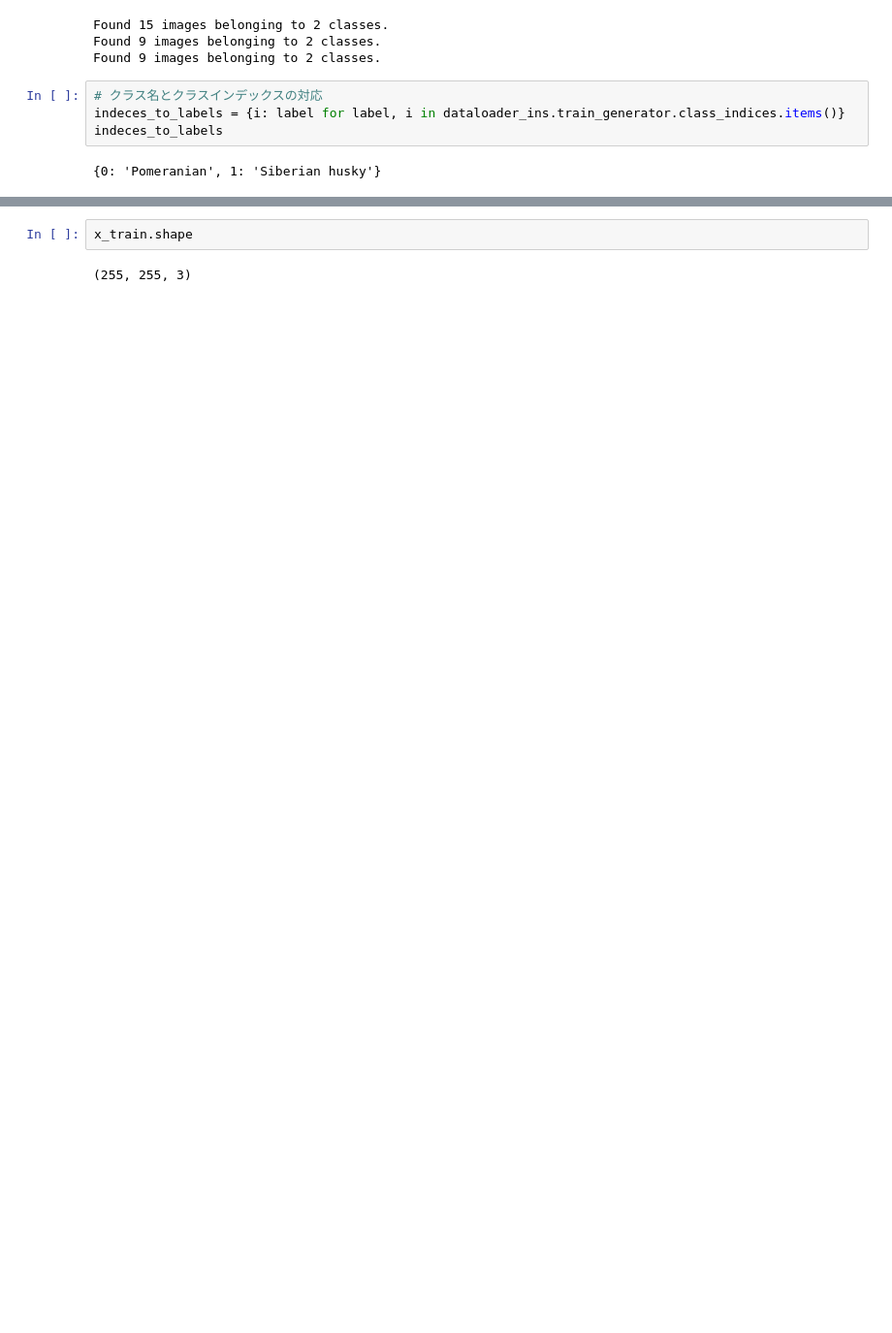
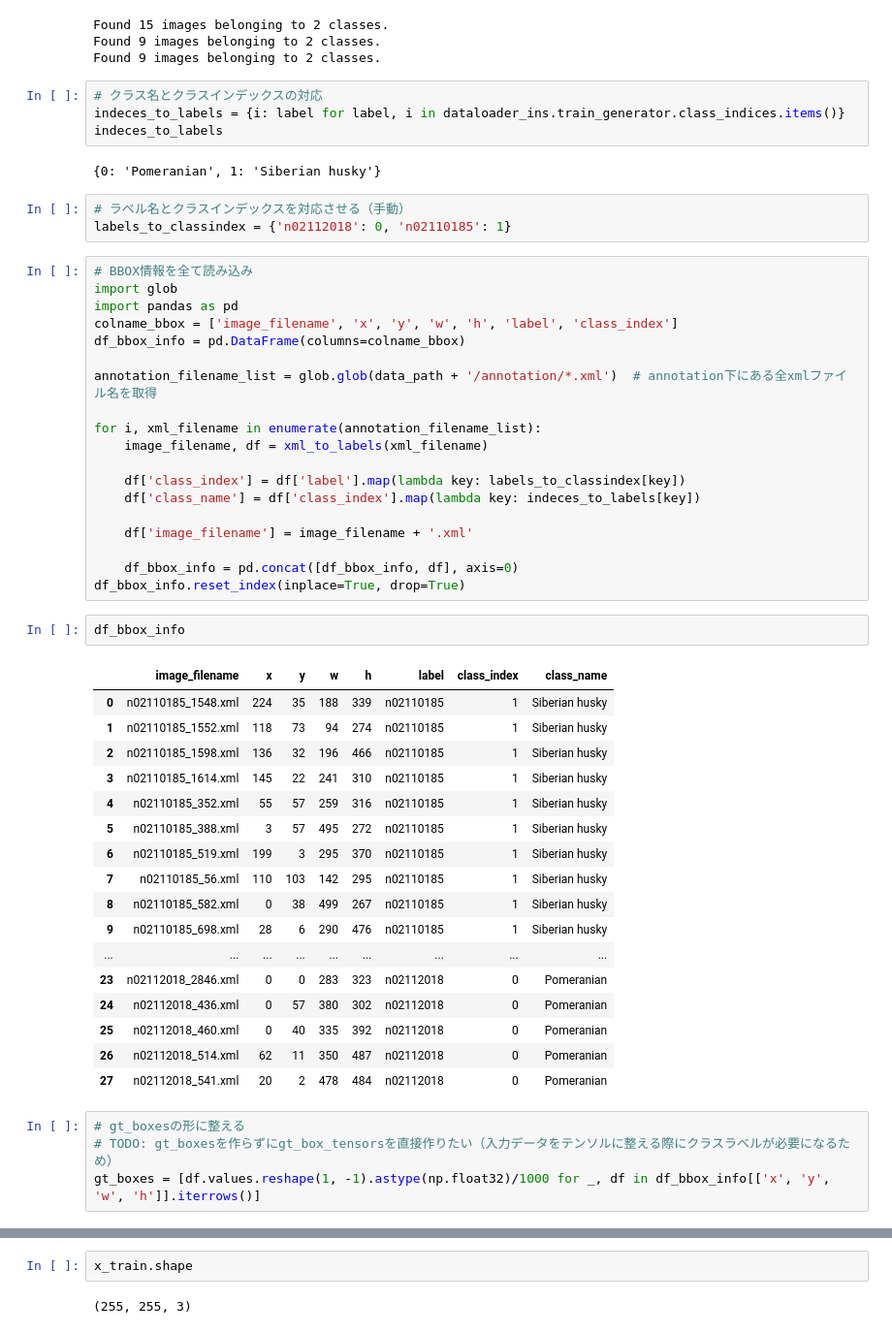
Before and after one commit to ex-hasuolab/class-activation-map, a Jupyter notebook: notebooks/dog_detection/dog_detection_practice.ipynb, the cells around one changed output, grey strips where cells are left out. Shown at 97% size. Cells and saved outputs as stored; diff of their text form; blank space fills up the shorter version.

```diff
--- a/notebooks/dog_detection/dog_detection_practice.ipynb
+++ b/notebooks/dog_detection/dog_detection_practice.ipynb
@@ -127,6 +145,52 @@ indeces_to_labels = {i: label for label, i in dataloader_ins.train_generator.cla
 indeces_to_labels
 # %% [output]
 {0: 'Pomeranian', 1: 'Siberian husky'}
+# %%
+# ラベル名とクラスインデックスを対応させる（手動）
+labels_to_classindex = {'n02112018': 0, 'n02110185': 1}
+# %%
+# BBOX情報を全て読み込み
+import glob
+import pandas as pd
+colname_bbox = ['image_filename', 'x', 'y', 'w', 'h', 'label', 'class_index']
+df_bbox_info = pd.DataFrame(columns=colname_bbox)
+
+annotation_filename_list = glob.glob(data_path + '/annotation/*.xml')  # annotation下にある全xmlファイル名を取得
+
+for i, xml_filename in enumerate(annotation_filename_list):
+    image_filename, df = xml_to_labels(xml_filename)
+
+    df['class_index'] = df['label'].map(lambda key: labels_to_classindex[key])
+    df['class_name'] = df['class_index'].map(lambda key: indeces_to_labels[key])
+
+    df['image_filename'] = image_filename + '.xml'
+
+    df_bbox_info = pd.concat([df_bbox_info, df], axis=0)
+df_bbox_info.reset_index(inplace=True, drop=True)
+# %%
+df_bbox_info
+# %% [output]
+|  | image_filename | x | y | w | h | label | class_index | class_name |
+| 0 | n02110185_1548.xml | 224 | 35 | 188 | 339 | n02110185 | 1 | Siberian husky |
+| 1 | n02110185_1552.xml | 118 | 73 | 94 | 274 | n02110185 | 1 | Siberian husky |
+| 2 | n02110185_1598.xml | 136 | 32 | 196 | 466 | n02110185 | 1 | Siberian husky |
+| 3 | n02110185_1614.xml | 145 | 22 | 241 | 310 | n02110185 | 1 | Siberian husky |
+| 4 | n02110185_352.xml | 55 | 57 | 259 | 316 | n02110185 | 1 | Siberian husky |
+| 5 | n02110185_388.xml | 3 | 57 | 495 | 272 | n02110185 | 1 | Siberian husky |
+| 6 | n02110185_519.xml | 199 | 3 | 295 | 370 | n02110185 | 1 | Siberian husky |
+| 7 | n02110185_56.xml | 110 | 103 | 142 | 295 | n02110185 | 1 | Siberian husky |
+| 8 | n02110185_582.xml | 0 | 38 | 499 | 267 | n02110185 | 1 | Siberian husky |
+| 9 | n02110185_698.xml | 28 | 6 | 290 | 476 | n02110185 | 1 | Siberian husky |
+| ... | ... | ... | ... | ... | ... | ... | ... | ... |
+| 23 | n02112018_2846.xml | 0 | 0 | 283 | 323 | n02112018 | 0 | Pomeranian |
+| 24 | n02112018_436.xml | 0 | 57 | 380 | 302 | n02112018 | 0 | Pomeranian |
+| 25 | n02112018_460.xml | 0 | 40 | 335 | 392 | n02112018 | 0 | Pomeranian |
+| 26 | n02112018_514.xml | 62 | 11 | 350 | 487 | n02112018 | 0 | Pomeranian |
+| 27 | n02112018_541.xml | 20 | 2 | 478 | 484 | n02112018 | 0 | Pomeranian |
+# %%
+# gt_boxesの形に整える
+# TODO: gt_boxesを作らずにgt_box_tensorsを直接作りたい（入力データをテンソルに整える際にクラスラベルが必要になるため）
+gt_boxes = [df.values.reshape(1, -1).astype(np.float32)/1000 for _, df in df_bbox_info[['x', 'y', 'w', 'h']].iterrows()]
 # %%
 # 訓練データの表示
 x_train, y_train = next(dataloader_ins.train_generator)
```
Also changed, not shown: parts of 32 cells of this notebook.
